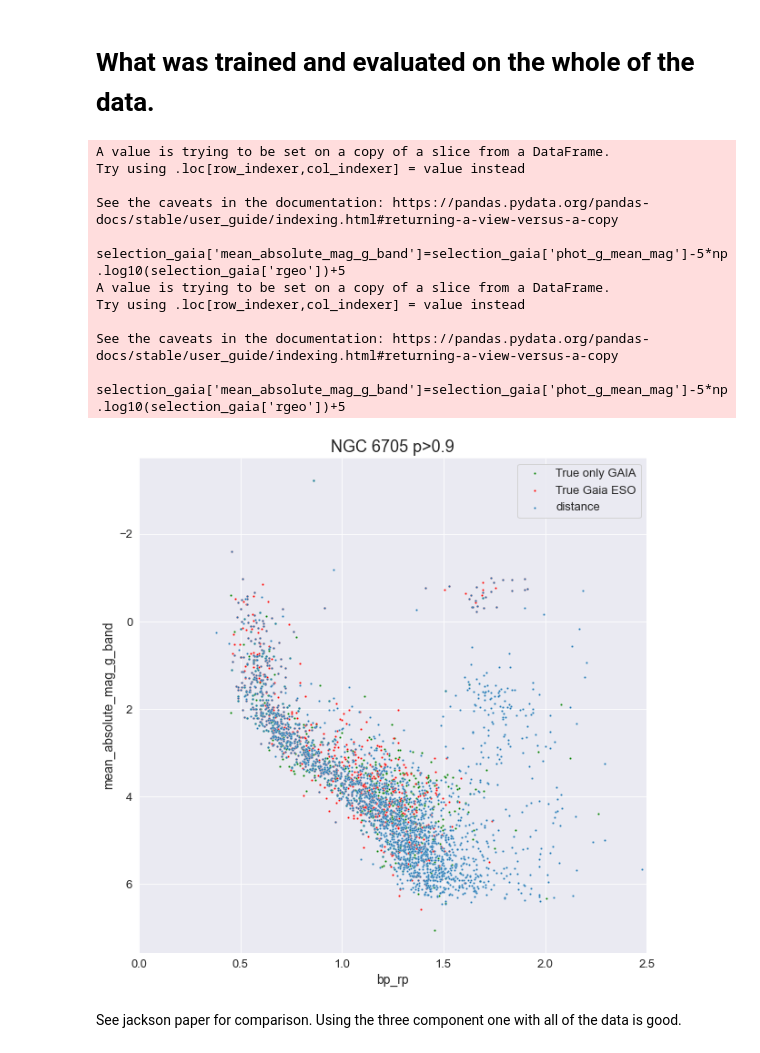
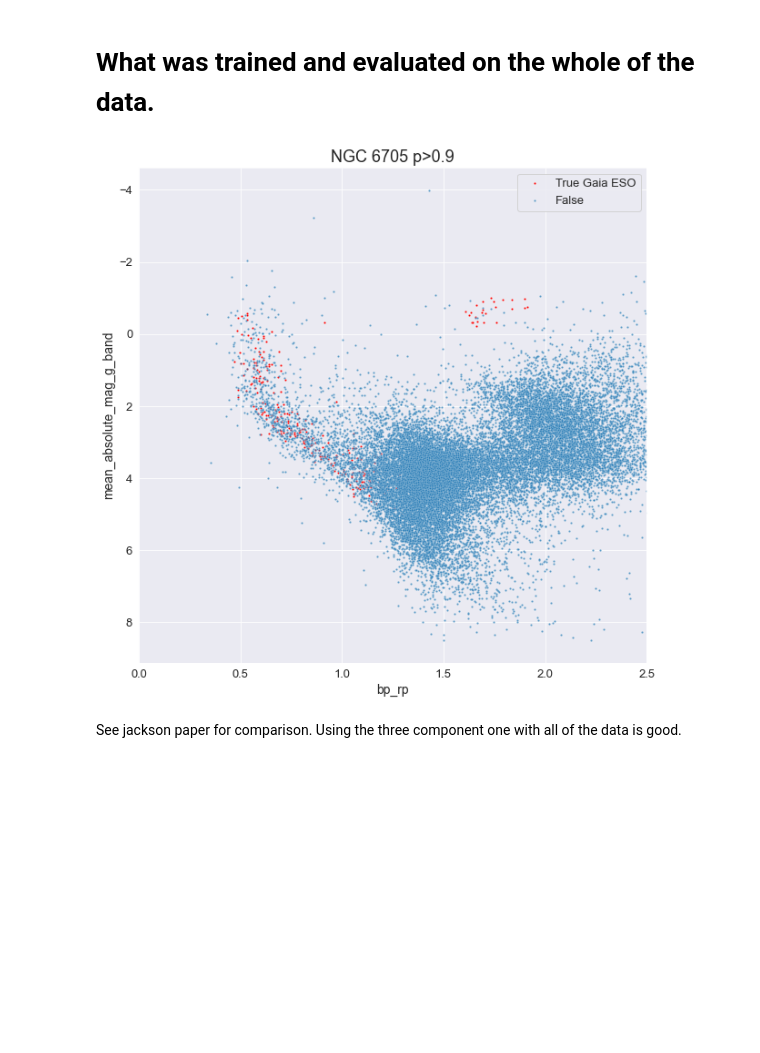
Before and after one commit to ocallam6/GES, a Jupyter notebook: Cluster_analysis/membership_prob.ipynb, the cells around one changed output. Cells and saved outputs as stored; diff of their text form; code cells hidden in the pictures; blank space fills up the shorter version.

```diff
--- a/Cluster_analysis/membership_prob.ipynb
+++ b/Cluster_analysis/membership_prob.ipynb
@@ -138,9 +157,9 @@ len(gaia_not_eso)
 24808
 # %%
 truth1=gaia_eso['parallax']>=bound[0]
+gaia_eso=gaia_eso[truth1]
 truth2=gaia_eso['parallax']<=bound[1]
-gaia_eso=gaia_eso[truth1]
-gaia_eso=gaia_eso[truth2]
+gaia_eso=gaia_eso[truth2].reset_index(drop=True)
 len(gaia_eso)
 # %% [output]
 974
@@ -326,0 +335,3 @@ Stored 'mu' (ndarray)
+# %%
+
+gmm_full=XDGMM(4).fit(learning_input,Xerr=learning_error_covariance,R=R)
@@ -500,3 +532,3 @@ https://www.aanda.org/articles/aa/pdf/2018/08/aa32843-18.pdf
 # %%
-df_diagram=pd.concat([plot_df.reset_index(),data[['bp_rp','phot_g_mean_mag','bp_g','g_rp','rgeo']].reset_index()],axis=1)
-df_diagram_full=pd.concat([plot_df_full.reset_index(),data[['bp_rp','phot_g_mean_mag','bp_g','g_rp','rgeo']].reset_index()],axis=1)
+df_diagram=pd.concat([plot_df.reset_index(),data.reset_index()],axis=1)
+df_diagram_full=pd.concat([plot_df_full.reset_index(),data.reset_index()],axis=1)
@@ -562,41 +583,32 @@ See the caveats in the documentation: https://pandas.pydata.org/pandas-docs/stab
 # %% [markdown]
 # What was trained and evaluated on the whole of the data.
 # %%
-data_for_hr1_full=df_diagram_full[df_diagram_full['prob']>=0.9]
-data_for_hr2_full=df_diagram_full[df_diagram_full['prob']<0.9]
+p=0.999
+data_for_hr1_full=df_diagram_full[df_diagram_full['prob']>=p]
+data_for_hr2_full=df_diagram_full[df_diagram_full['prob']<p]
 # %%
 hrr=df_diagram_full[df_diagram_full['rgeo']<2500]
 hrr=hrr[hrr['rgeo']>2000]
 # %%
 f, axes = plt.subplots(1, 1)
 f.set_figheight(10)
 f.set_figwidth(10)
-scatter=mean_basolute_mag_g_band(data_for_hr1_full[len(gaia_eso):])
+scatter=data_for_hr1_full[len(gaia_eso):]
 sn.scatterplot(x=scatter['bp_rp'],y=scatter['mean_absolute_mag_g_band'],ax=axes,s=5,label='True only GAIA',color='g')
 
-scatter=mean_basolute_mag_g_band(data_for_hr1_full[:len(gaia_eso)])
+scatter=data_for_hr1_full[:len(gaia_eso)]
 sn.scatterplot(x=scatter['bp_rp'],y=scatter['mean_absolute_mag_g_band'],ax=axes,s=5,label='True Gaia ESO',color='r')
 
-scatter=mean_basolute_mag_g_band(data_for_hr2_full)
+scatter=data_for_hr2_full
 sn.scatterplot(x=scatter['bp_rp'],y=scatter['mean_absolute_mag_g_band'],ax=axes,label='False',s=5,alpha=0.7)
 
 axes.set_xlim(0,2.5)
 axes.invert_yaxis()
 plt.legend()
 axes.set_title("NGC 6705 p>0.9")
 plt.show()
 # %% [output]
-A value is trying to be set on a copy of a slice from a DataFrame.
-Try using .loc[row_indexer,col_indexer] = value instead
-
-See the caveats in the documentation: https://pandas.pydata.org/pandas-docs/stable/user_guide/indexing.html#returning-a-view-versus-a-copy
-  selection_gaia['mean_absolute_mag_g_band']=selection_gaia['phot_g_mean_mag']-5*np.log10(selection_gaia['rgeo'])+5
-A value is trying to be set on a copy of a slice from a DataFrame.
-Try using .loc[row_indexer,col_indexer] = value instead
-
-See the caveats in the documentation: https://pandas.pydata.org/pandas-docs/stable/user_guide/indexing.html#returning-a-view-versus-a-copy
-  selection_gaia['mean_absolute_mag_g_band']=selection_gaia['phot_g_mean_mag']-5*np.log10(selection_gaia['rgeo'])+5
-[figure, old version]
+[figure, new version]
 # %% [markdown]
 See jackson paper for comparison. Using the three component one with all of the data is good.
 # %% [markdown]
```
Also changed, not shown: parts of 81 cells of this notebook, 7 other files.
